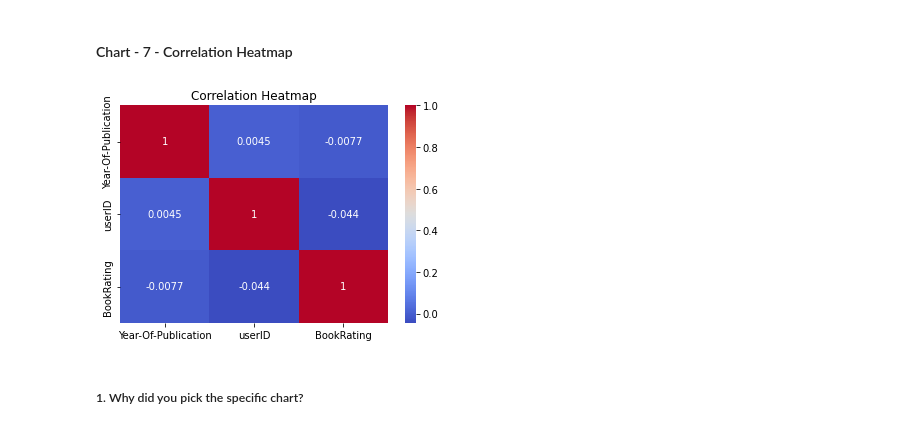
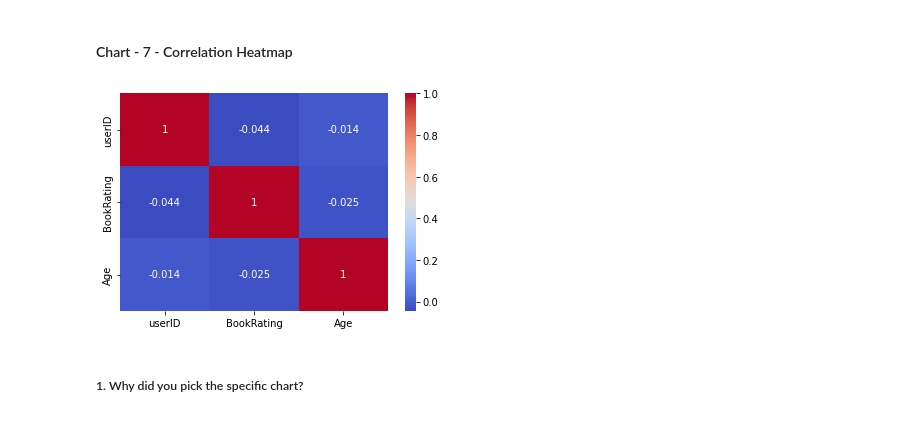
Before and after one commit to amoghpai17/BOOK_RECOMMENDATION, a Jupyter notebook: BOOK_RECOMMENDATION.ipynb, the cells around one changed output. Cells and saved outputs as stored; diff of their text form; code cells hidden in the pictures.

```diff
--- a/BOOK_RECOMMENDATION.ipynb
+++ b/BOOK_RECOMMENDATION.ipynb
@@ -450,6 +450,10 @@ average_rating.sort_values('ratingCount', ascending=False).head()
 | 0385504209 | 4.652322 | 883 |
 | 0060928336 | 3.448087 | 732 |
 | 0312195516 | 4.334716 | 723 |
+# %%
+# Merge the datasets
+df = pd.merge(rating_df, book_df, on='ISBN')
+df = pd.merge(df, user_df, on='userID')
 # %% [markdown]
 ### What all manipulations have you done and insights you found?
 # %% [markdown]
@@ -619,13 +623,12 @@ This insight could help with marketing efforts. If the business knows which publ
 #### Chart - 7 - Correlation Heatmap
 # %%
 # Correlation Heatmap visualization code
-W = pd.merge(book_df, rating_df, on='ISBN')
-corr = W.corr()
+
+corr = df.corr()
 sns.heatmap(corr, annot=True, cmap='coolwarm')
-plt.title('Correlation Heatmap')
 plt.show()
 # %% [output]
-[figure, old version]
+[figure, new version]
 # %% [markdown]
 ##### 1. Why did you pick the specific chart?
 # %% [markdown]
```
Also changed, not shown: parts of 62 cells of this notebook.
